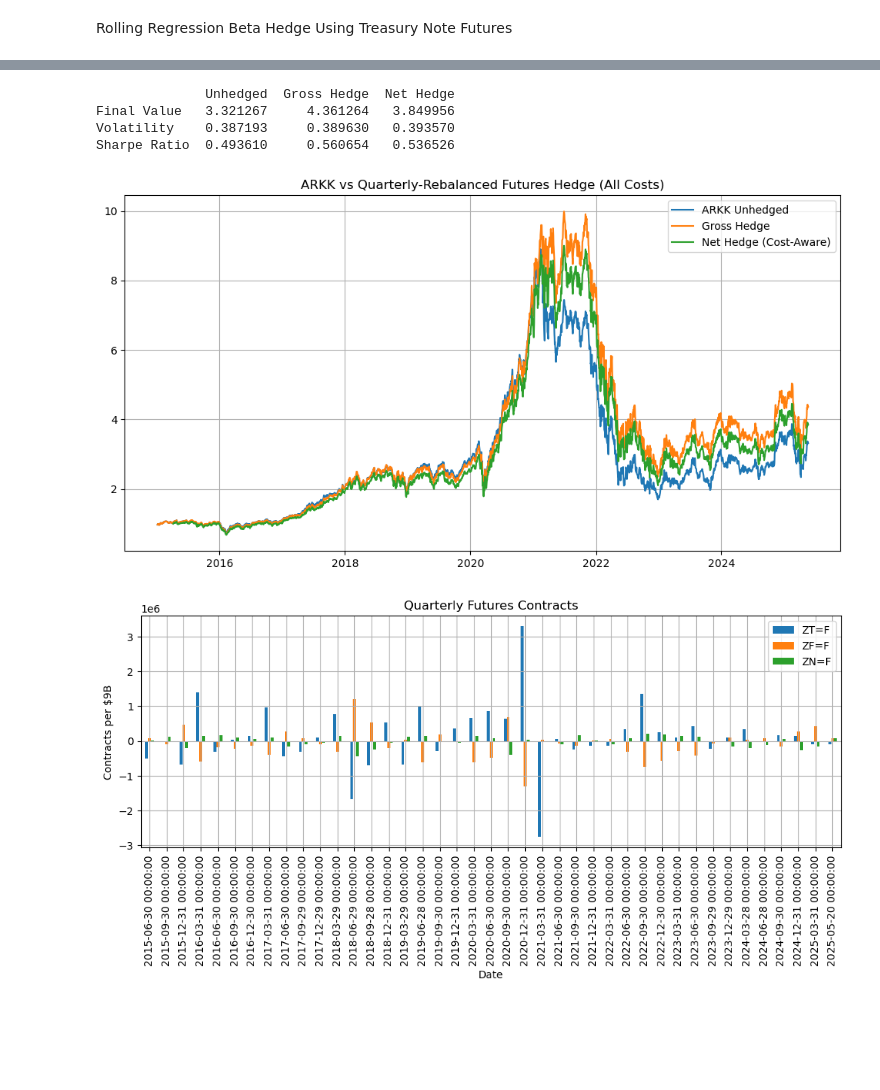
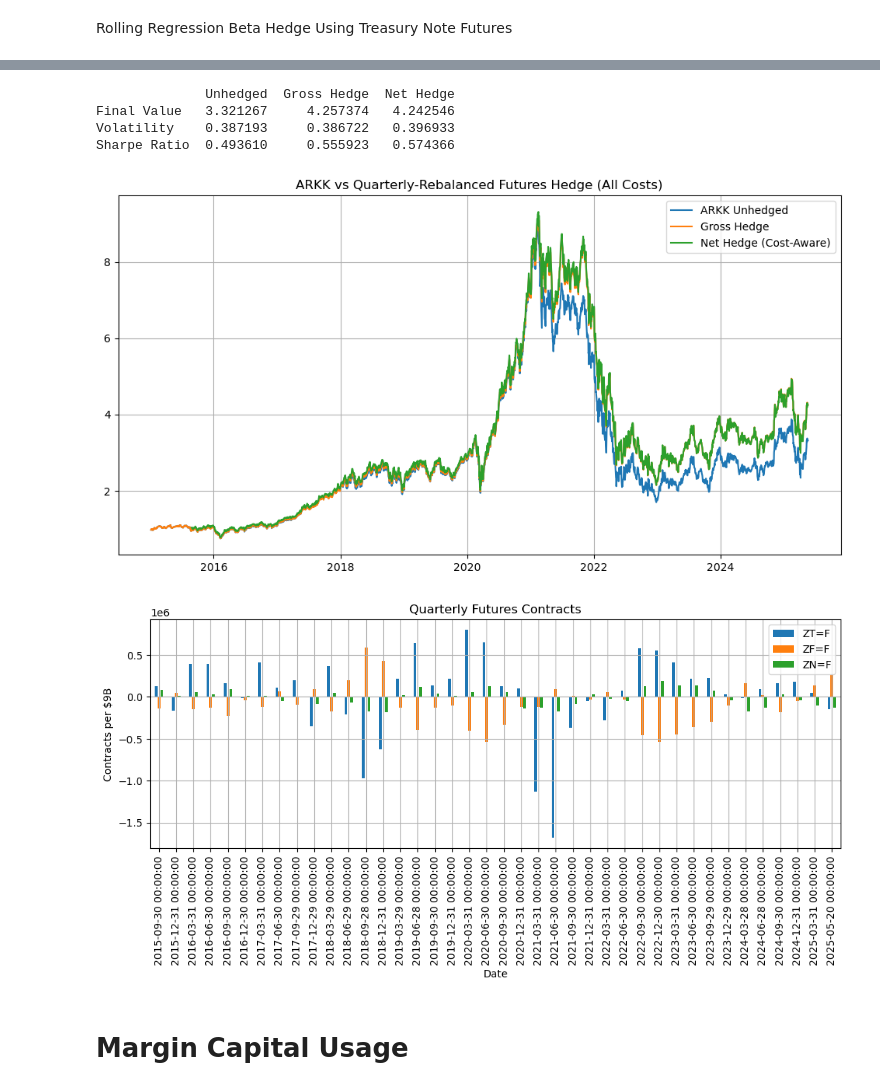
Before and after one commit to mschaefer77/MF-Project, a Jupyter notebook: Duration_Hedge.ipynb, the cells around one changed output, grey strips where cells are left out. Drawn from its saved outputs; the diff is of its cells as text; code cells hidden in the pictures; blank space fills up the shorter version.

Commit message:
Finalize cost in rates hedge
- add rolling cost estimation
- add cost component decomp

TODO:
- try rolling PCA for beta?
- finalize write up

```diff
--- a/Duration_Hedge.ipynb
+++ b/Duration_Hedge.ipynb
@@ -340,56 +376,73 @@ positions = -betas  # contracts per N notional
 positions_q = positions.loc[rebal_dates]
 positions_ffill = positions_q.reindex(positions.index).ffill()
 
+hedge_pnl = (positions_ffill * pnl[hedging_symbols]).sum(axis=1)
+
 # calculate hedge return
-hedged_pnl = pnl['ARKK'] + (positions_ffill * pnl[hedging_symbols]).sum(axis=1)
-hedged_returns = hedged_pnl / N
-arkk_returns = pnl['ARKK'] / N
+hedged_pnl = pnl['ARKK'] + hedge_pnl
 
 # calculate cost
 # transaction cost on rebal
 turnover = positions_ffill.diff().abs().fillna(0)
 turnover.loc[~turnover.index.isin(rebal_dates)] = 0
-transaction_cost = (turnover * spread_cost_per_contract_series).sum(axis=1) / N
+transaction_cost = (turnover * spread_cost_per_contract_series).sum(axis=1)
 
 # margin financing cost
-daily_margin_cost = (positions_ffill.abs() * initial_margin_series * (fin_rate/252)).sum(axis=1) / N
+daily_margin_cost = (positions_ffill.abs() * initial_margin_series * (fin_rate/252)).sum(axis=1)
+
+# roll cost
+notional_pct = positions_ffill.abs().multiply(data[hedging_symbols] * cm / N, axis=0)
+
+# roll cost % on rebalance days
+roll_cost = (notional_pct * roll_yield_daily).sum(axis=1)
+roll_cost = roll_cost.where(roll_cost.index.isin(rebal_dates), 0)
+
+total_cost = transaction_cost + daily_margin_cost + roll_cost
+
+# hedged returns
+hedged_returns = hedged_pnl / N
 
 # Net hedged returns
-net_returns = hedged_returns - transaction_cost - daily_margin_cost
+net_returns = (pnl['ARKK'] + hedge_pnl - total_cost) / N
+
+# Unhedged returns
+arkk_returns = pnl['ARKK'] / N
 # %%
 def perf_stats(r):
     return pd.Series({
         'Final Value': (1 + r).cumprod().iloc[-1],
         'Volatility': r.std() * np.sqrt(252),
         'Sharpe Ratio': r.mean() / r.std() * np.sqrt(252)
     })
 
 idx = net_returns.index
 metrics = pd.DataFrame({
-    'Unhedged': perf_stats(arkk_returns.loc[idx]),
-    'Gross Hedge': perf_stats(hedged_returns.loc[idx]),
-    'Net Hedge': perf_stats(net_returns.loc[idx])
+    'Unhedged': perf_stats(arkk_returns),
+    'Gross Hedge': perf_stats(hedged_returns),
+    'Net Hedge': perf_stats(net_returns)
 })
 print(metrics)
 
 plt.figure(figsize=(12,6))
-plt.plot((1+arkk_returns.loc[idx]).cumprod(), label='ARKK Unhedged')
-plt.plot((1+hedged_returns.loc[idx]).cumprod(), label='Gross Hedge')
-plt.plot((1+net_returns.loc[idx]).cumprod(), label='Net Hedge (Cost-Aware)')
+plt.plot((1+arkk_returns).cumprod(), label='ARKK Unhedged')
+plt.plot((1+hedged_returns).cumprod(), label='Gross Hedge')
+plt.plot((1+net_returns).cumprod(), label='Net Hedge (Cost-Aware)')
 plt.title('ARKK vs Quarterly-Rebalanced Futures Hedge (All Costs)')
 plt.legend(); plt.grid(True)
 plt.show()
 
 positions_ffill.loc[rebal_dates].plot(kind='bar', figsize=(12,4))
 plt.title('Quarterly Futures Contracts')
 plt.ylabel('Contracts per $9B')
 plt.grid(True)
 plt.show()
 # %% [output]
               Unhedged  Gross Hedge  Net Hedge
-Final Value   3.321267     4.361264   3.849956
-Volatility    0.387193     0.389630   0.393570
-Sharpe Ratio  0.493610     0.560654   0.536526
+Final Value   3.321267     4.257374   4.242546
+Volatility    0.387193     0.386722   0.396933
+Sharpe Ratio  0.493610     0.555923   0.574366
-[figure, old version]
+[figure, new version]
-[figure, old version]
+[figure, new version]
+# %% [markdown]
+# Margin Capital Usage
 # %%
```
Also changed, not shown: parts of 7 cells of this notebook.
